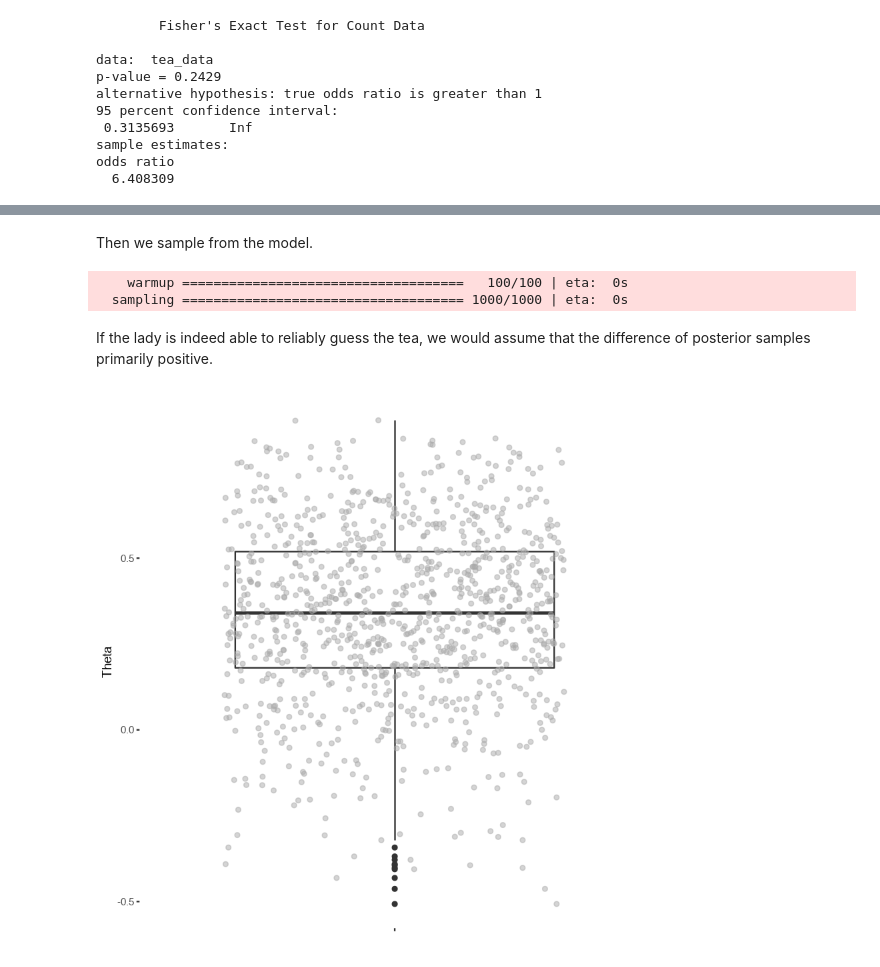
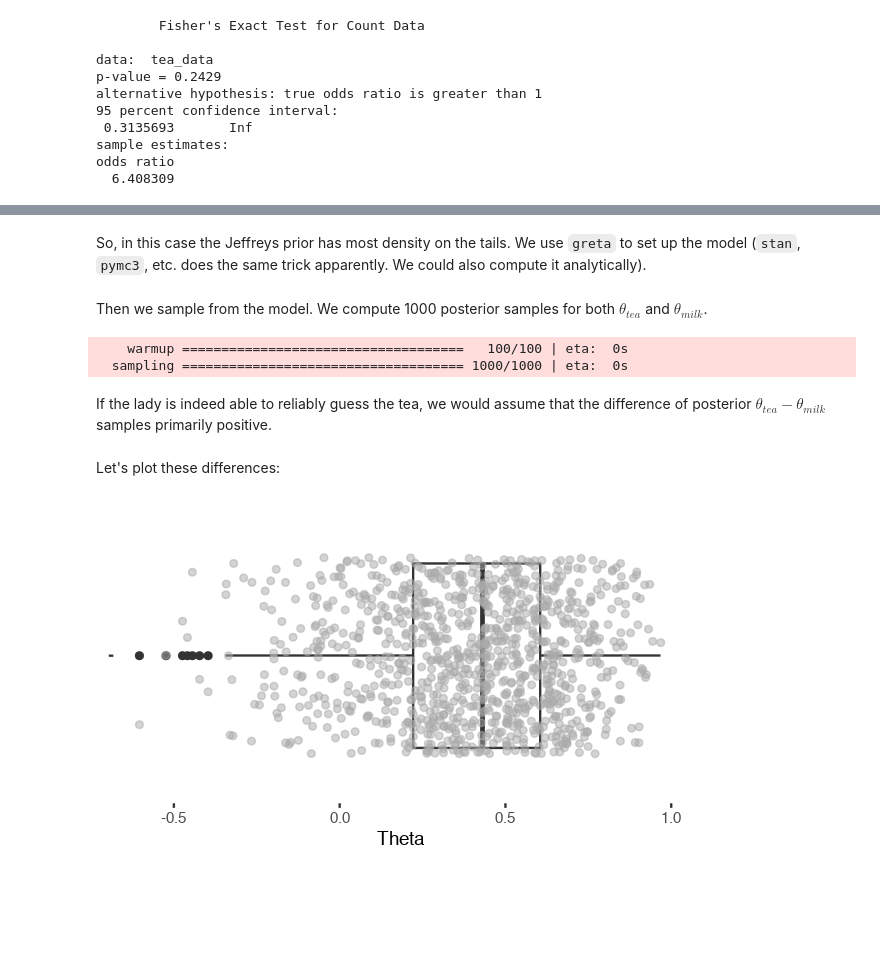
Before and after one commit to dirmeier/etudes, a Jupyter notebook: lady_tasting_tea.ipynb, the cells around one changed output, grey strips where cells are left out. Saved outputs shown, nothing was run; the diff lists cells and outputs as text; code cells hidden in the pictures; blank space fills up the shorter version.

Commit message:
Lady tasting tea

```diff
--- a/lady_tasting_tea.ipynb
+++ b/lady_tasting_tea.ipynb
@@ -51,3 +82,5 @@ We use priors with hyperparameters $a=b=0.5$ and set up the respective models.
+# %% [markdown]
+So, in this case the Jeffreys prior has most density on the tails. We use `greta` to set up the model (`stan`, `pymc3`, etc. does the same trick apparently. We could also compute it analytically).
 # %%
 theta_tea <- greta::beta(.5, .5)
 theta_milk <- greta::beta(.5, .5)
@@ -55,7 +88,7 @@ theta_milk <- greta::beta(.5, .5)
 distribution(y_tea) <- greta::binomial(n_tea, theta_tea)
 distribution(y_milk) <- greta::binomial(n_milk, theta_milk)
 # %% [markdown]
-Then we sample from the model.
+Then we sample from the model. We compute 1000 posterior samples for both $\theta_{tea}$ and $\theta_{milk}$.
 # %%
 m <- greta::model(theta_tea, theta_milk)
 samples <- as.matrix(greta::mcmc(m))
@@ -63,7 +96,7 @@ samples <- as.matrix(greta::mcmc(m))
     warmup ====================================   100/100 | eta:  0s
   sampling ==================================== 1000/1000 | eta:  0s
 # %% [markdown]
-If the lady is indeed able to reliably guess the tea, we would assume that the difference of posterior samples primarily positive.
+If the lady is indeed able to reliably guess the tea, we would assume that the difference of posterior $\theta_{tea} - \theta_{milk}$  samples primarily positive.
 # %%
 theta_1_samples <- samples[ ,1]
 theta_2_samples <- samples[ ,2]
@@ -72,9 +104,11 @@ thetas <- data.frame(Theta=theta_1_samples - theta_2_samples)
+# %% [markdown]
+Let's plot these differences:
 # %%
-thetas%>%
-    ggplot() +
+ggplot(thetas) +
     geom_boxplot(aes(x="", y=Theta)) +
     geom_jitter(aes(x="", y=Theta), col="darkgrey", alpha=0.5) +
     xlab(NULL) +
-    ggthemes::theme_tufte()
+    coord_flip() +
+    theme_tufte()
 # %% [output]
-[figure, old version]
+[figure, new version]
```
Also changed, not shown: parts of 22 cells of this notebook, 2 other files.
